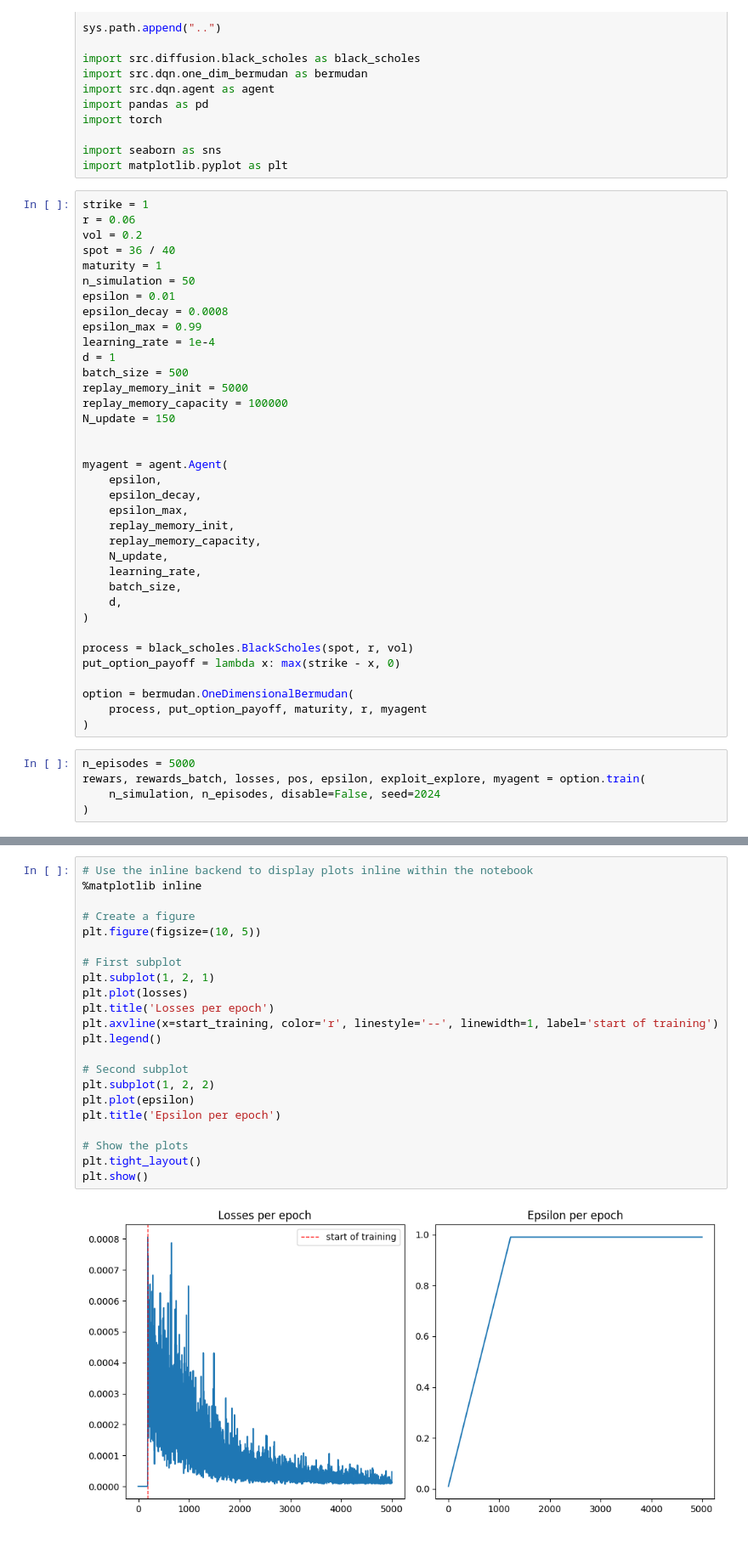
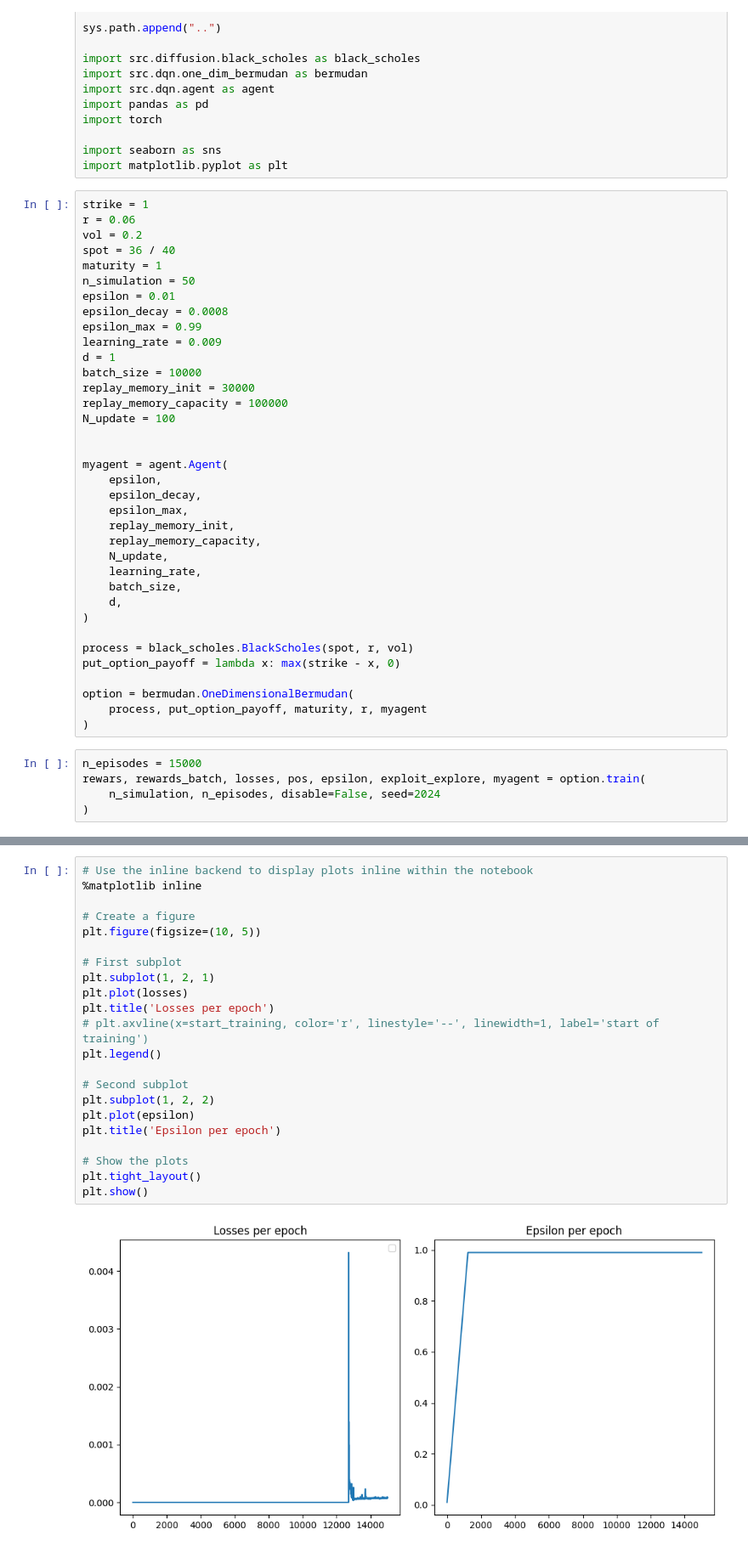
Before and after one commit to Amaury-Manzione/Neural-Optimal-Stopping, a Jupyter notebook: notebooks/test_one_dim_bermudan.ipynb, the cells around one changed output, grey strips where cells are left out. Shown at 85% size. Saved outputs shown, nothing was run; the diff lists cells and outputs as text.

```diff
--- a/notebooks/test_one_dim_bermudan.ipynb
+++ b/notebooks/test_one_dim_bermudan.ipynb
@@ -25,12 +25,12 @@ n_simulation = 50
 epsilon = 0.01
 epsilon_decay = 0.0008
 epsilon_max = 0.99
-learning_rate = 1e-4
+learning_rate = 0.009
 d = 1
-batch_size = 500
-replay_memory_init = 5000
+batch_size = 10000
+replay_memory_init = 30000
 replay_memory_capacity = 100000
-N_update = 150
+N_update = 100
 
 
 myagent = agent.Agent(
@@ -52,7 +52,7 @@ option = bermudan.OneDimensionalBermudan(
     process, put_option_payoff, maturity, r, myagent
 )
 # %%
-n_episodes = 5000
+n_episodes = 15000
 rewars, rewards_batch, losses, pos, epsilon, exploit_explore, myagent = option.train(
     n_simulation, n_episodes, disable=False, seed=2024
 )
@@ -67,27 +67,27 @@ started training at 185 epoch
 # %%
 # Use the inline backend to display plots inline within the notebook
 %matplotlib inline
 
 # Create a figure
 plt.figure(figsize=(10, 5))
 
 # First subplot
 plt.subplot(1, 2, 1)
 plt.plot(losses)
 plt.title('Losses per epoch')
-plt.axvline(x=start_training, color='r', linestyle='--', linewidth=1, label='start of training')
+# plt.axvline(x=start_training, color='r', linestyle='--', linewidth=1, label='start of training')
 plt.legend()
 
 # Second subplot
 plt.subplot(1, 2, 2)
 plt.plot(epsilon)
 plt.title('Epsilon per epoch')
 
 # Show the plots
 plt.tight_layout()
 plt.show()
 # %% [output]
-[figure, old version]
+[figure, new version]
 # %%
 n = rewards_batch.shape[0]
 history_mean = [torch.mean(rewards_batch[i : i + 100]) * 40 for i in range(1, n - 100)]
```
Also changed, not shown: parts of 6 cells of this notebook, 4 other files.
